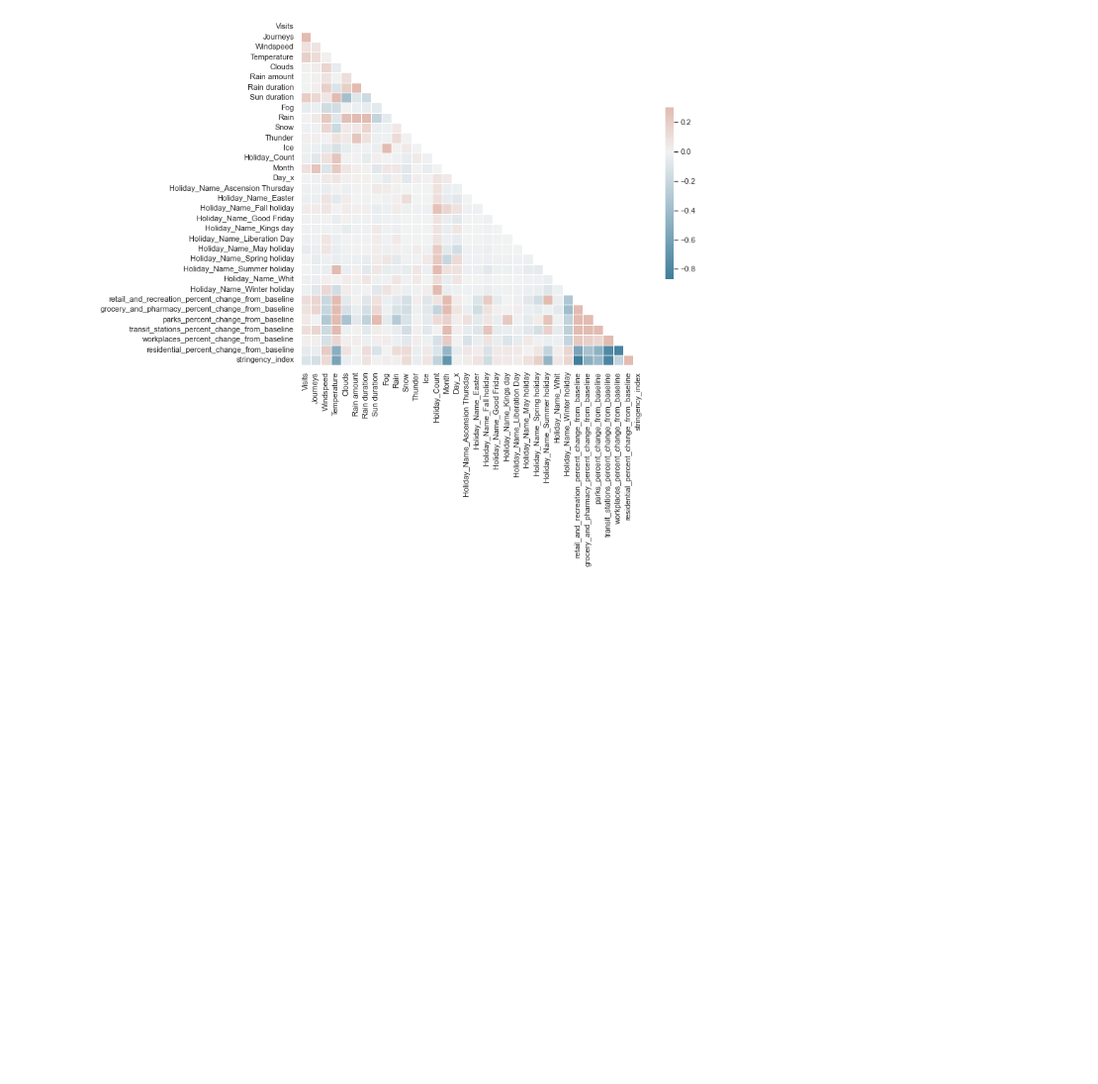
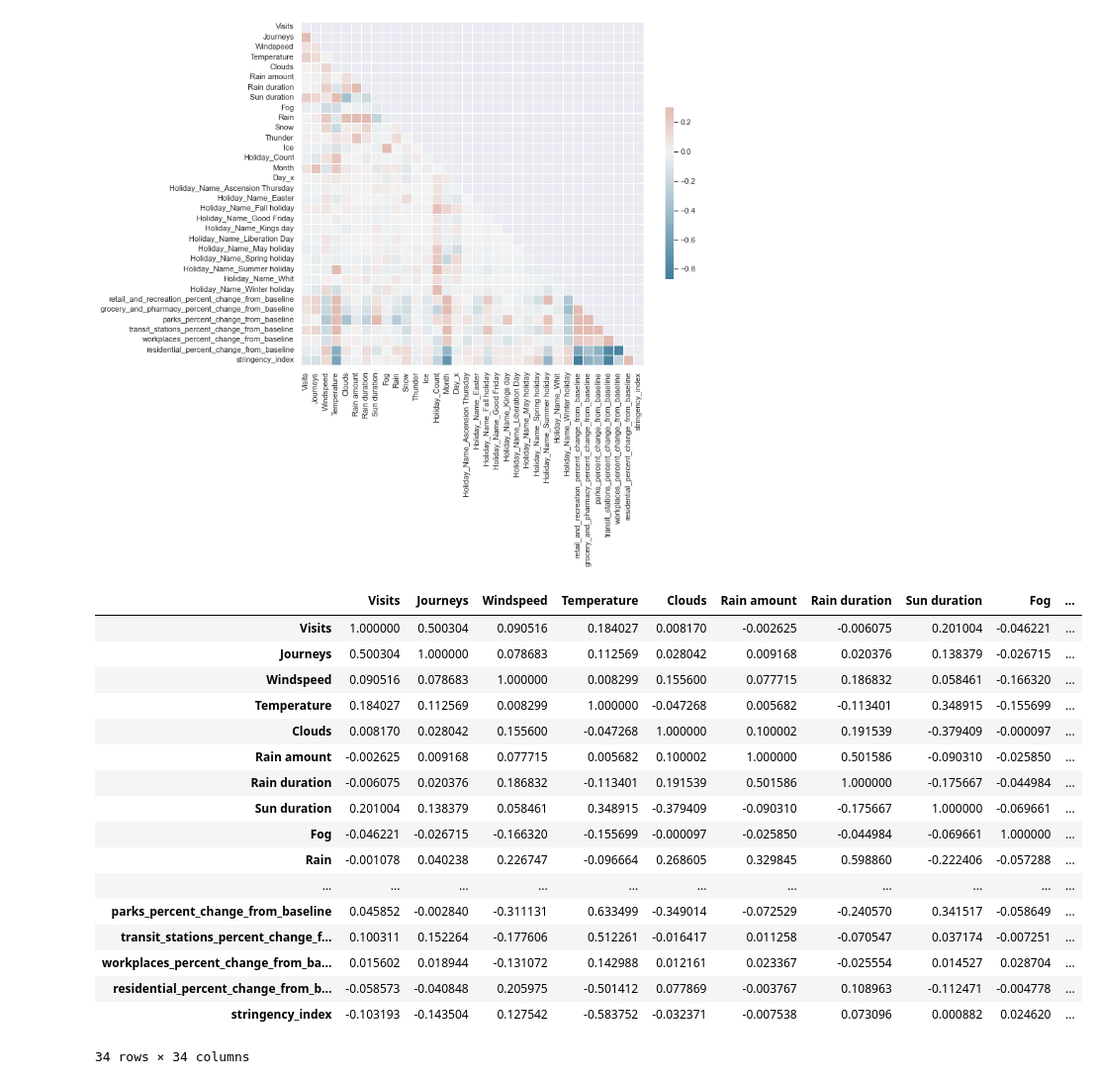
Before and after one commit to lotteph/DSP, a Jupyter notebook: Correlation.ipynb, the cells around one changed output. Shown at 99% size. Cells and saved outputs as stored; diff of their text form; code cells hidden in the pictures; blank space fills up the shorter version.

```diff
--- a/Correlation.ipynb
+++ b/Correlation.ipynb
@@ -40,3 +40,24 @@ sns.heatmap(corr, mask=mask, cmap=cmap, vmax=.3, center=0,
             square=True, linewidths=.5, cbar_kws={"shrink": .5});
 # %% [output]
 [figure]
+# %%
+complete_df_2021_2022.corr()
+# %% [output]
+|  | Visits | Journeys | Windspeed | Temperature | Clouds | Rain amount | Rain duration | Sun duration | Fog | ... |
+| Visits | 1.000000 | 0.500304 | 0.090516 | 0.184027 | 0.008170 | -0.002625 | -0.006075 | 0.201004 | -0.046221 | ... |
+| Journeys | 0.500304 | 1.000000 | 0.078683 | 0.112569 | 0.028042 | 0.009168 | 0.020376 | 0.138379 | -0.026715 | ... |
+| Windspeed | 0.090516 | 0.078683 | 1.000000 | 0.008299 | 0.155600 | 0.077715 | 0.186832 | 0.058461 | -0.166320 | ... |
+| Temperature | 0.184027 | 0.112569 | 0.008299 | 1.000000 | -0.047268 | 0.005682 | -0.113401 | 0.348915 | -0.155699 | ... |
+| Clouds | 0.008170 | 0.028042 | 0.155600 | -0.047268 | 1.000000 | 0.100002 | 0.191539 | -0.379409 | -0.000097 | ... |
+| Rain amount | -0.002625 | 0.009168 | 0.077715 | 0.005682 | 0.100002 | 1.000000 | 0.501586 | -0.090310 | -0.025850 | ... |
+| Rain duration | -0.006075 | 0.020376 | 0.186832 | -0.113401 | 0.191539 | 0.501586 | 1.000000 | -0.175667 | -0.044984 | ... |
+| Sun duration | 0.201004 | 0.138379 | 0.058461 | 0.348915 | -0.379409 | -0.090310 | -0.175667 | 1.000000 | -0.069661 | ... |
+| Fog | -0.046221 | -0.026715 | -0.166320 | -0.155699 | -0.000097 | -0.025850 | -0.044984 | -0.069661 | 1.000000 | ... |
+| Rain | -0.001078 | 0.040238 | 0.226747 | -0.096664 | 0.268605 | 0.329845 | 0.598860 | -0.222406 | -0.057288 | ... |
+| ... | ... | ... | ... | ... | ... | ... | ... | ... | ... | ... |
+| parks_percent_change_from_baseline | 0.045852 | -0.002840 | -0.311131 | 0.633499 | -0.349014 | -0.072529 | -0.240570 | 0.341517 | -0.058649 | ... |
+| transit_stations_percent_change_f... | 0.100311 | 0.152264 | -0.177606 | 0.512261 | -0.016417 | 0.011258 | -0.070547 | 0.037174 | -0.007251 | ... |
+| workplaces_percent_change_from_ba... | 0.015602 | 0.018944 | -0.131072 | 0.142988 | 0.012161 | 0.023367 | -0.025554 | 0.014527 | 0.028704 | ... |
+| residential_percent_change_from_b... | -0.058573 | -0.040848 | 0.205975 | -0.501412 | 0.077869 | -0.003767 | 0.108963 | -0.112471 | -0.004778 | ... |
+| stringency_index | -0.103193 | -0.143504 | 0.127542 | -0.583752 | -0.032371 | -0.007538 | 0.073096 | 0.000882 | 0.024620 | ... |
+34 rows × 34 columns
```
Also changed, not shown: parts of 4 cells of this notebook.
